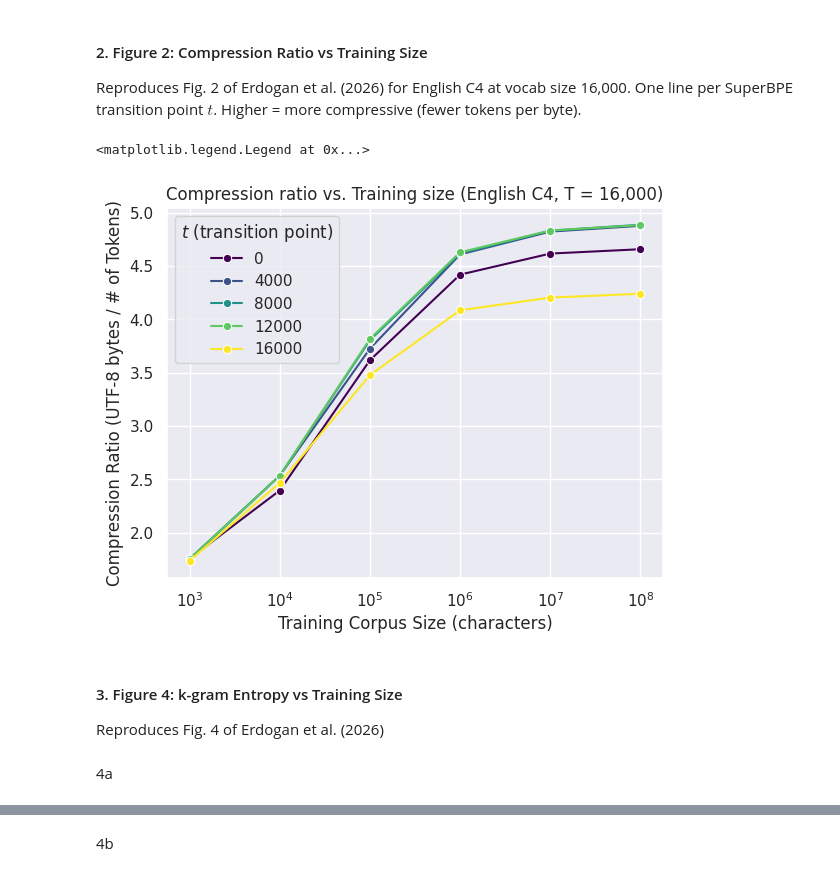
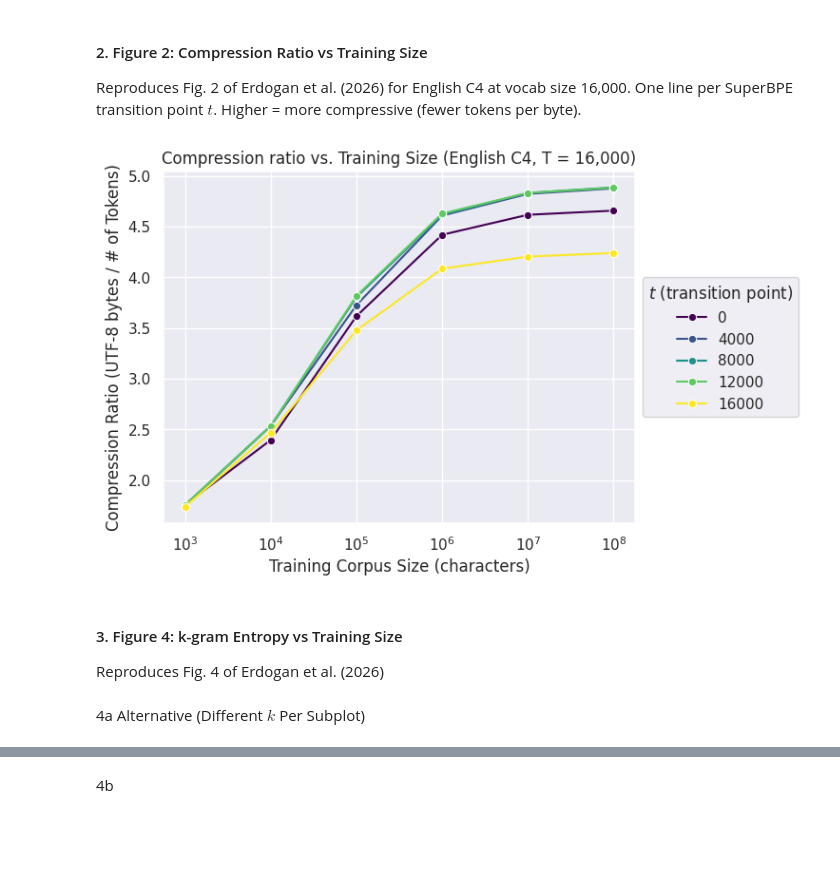
Before and after one commit to vincentczhou/cse493s-spring26-project, a Jupyter notebook: notebooks/figures.ipynb, the cells around one changed output, grey strips where cells are left out. Cells and saved outputs as stored; diff of their text form; code cells hidden in the pictures; blank space fills up the shorter version.

Commit message:
feat: figure aesthetics + 4a original figure

```diff
--- a/notebooks/figures.ipynb
+++ b/notebooks/figures.ipynb
@@ -37,29 +35,33 @@ df.head()
 
 Reproduces Fig. 2 of Erdogan et al. (2026) for English C4 at vocab size 16,000. One line per SuperBPE transition point $t$. Higher = more compressive (fewer tokens per byte).
 # %%
-ax = sns.lineplot(
+compression_fig = sns.lineplot(
     data=df,
     x="train_chars",
     y="compression_ratio",
     hue="t",
     marker="o",
     palette="viridis",
 )
 
-ax.set(
+compression_fig.set(
     xscale="log",
     xlabel="Training Corpus Size (characters)",
     ylabel="Compression Ratio (UTF-8 bytes / # of Tokens)",
-    title="Compression ratio vs. Training size (English C4, T = 16,000)",
+    title="Compression ratio vs. Training Size (English C4, T = 16,000)",
 )
-ax.legend(title="$t$ (transition point)")
+sns.move_legend(
+    compression_fig,
+    "center left",
+    bbox_to_anchor=(1, 0.5),
+    title=r"$t$ (transition point)",
+)
 # %% [output]
-<matplotlib.legend.Legend at 0x...>
-[figure, old version]
+[figure, new version]
 # %% [markdown]
 #### 3. Figure 4: k-gram Entropy vs Training Size
 
 Reproduces Fig. 4 of Erdogan et al. (2026)
 # %% [markdown]
-4a
+4a Alternative (Different $k$ Per Subplot)
 # %%
```
Also changed, not shown: parts of 5 cells of this notebook.
